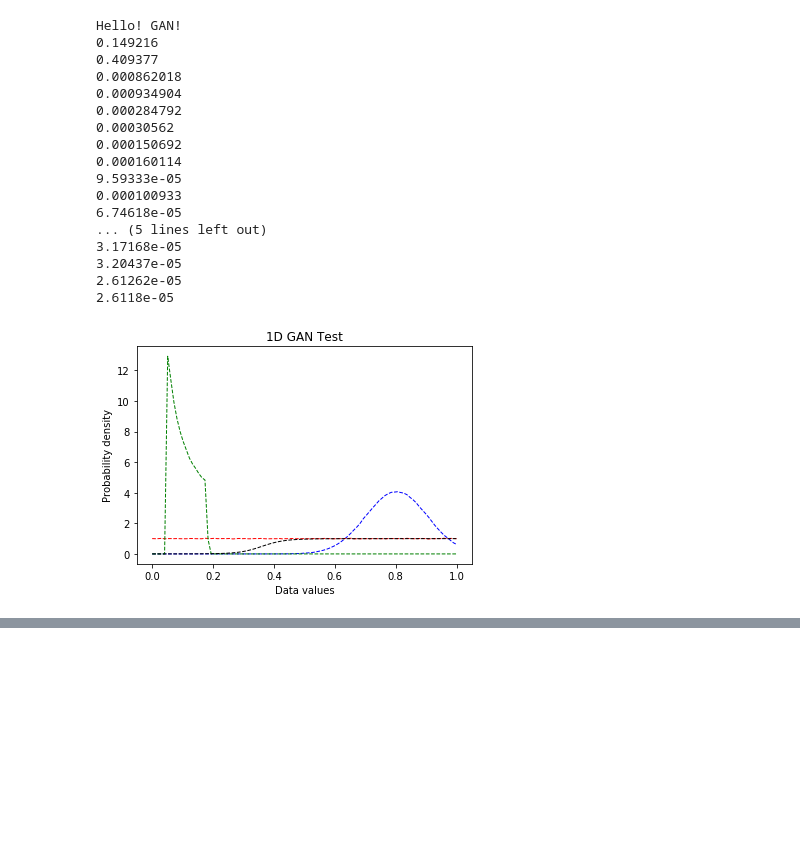
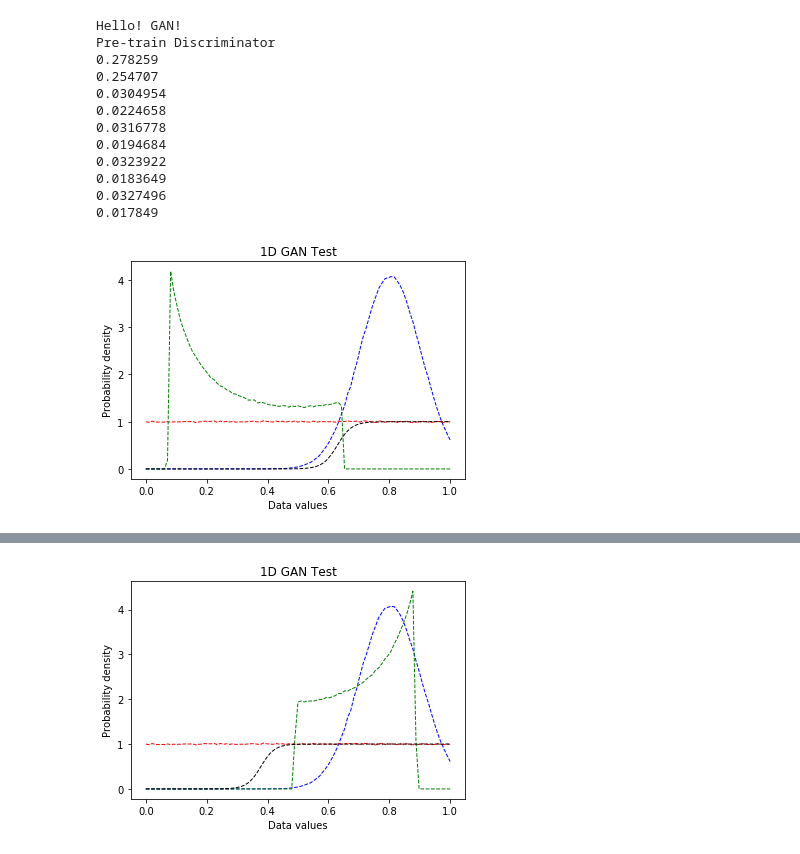
Before and after one commit to LeeJunHyun/GAN, a Jupyter notebook: 1D_GAN.ipynb, the cells around one changed output, grey strips where cells are left out. Cells and saved outputs as stored; diff of their text form; code cells hidden in the pictures; blank space fills up the shorter version.

```diff
--- a/1D_GAN.ipynb
+++ b/1D_GAN.ipynb
@@ -59,9 +92,5 @@ class Discriminator:
 # %%
 print("Hello! GAN!")
-mu = 0.8
-sigma=0.1
-num_bins = 100
-num_samples = 1000000
 
 x = np.random.normal(mu,sigma,num_samples)
 z = np.random.uniform(0,1,num_samples)
@@ -74,64 +103,62 @@ tf.global_variables_initializer().run()
 
 # for i in range(0,num_samples,1):
 #     z_i = np.reshape(z[i],G.dim_z)
 #     g[i] =G.generate(z_i)
 x_i = np.reshape(x,(num_samples,D.dim_x))
 z_i = np.reshape(z,(num_samples,G.dim_z))
 g_i = G.generate(z_i)
 g = np.reshape(g_i,(num_samples))
 
 d_x_i = np.ndarray(shape=(num_samples,D.dim_x))
 d_x_i.fill(1.0)
 
 d_g_i = np.ndarray(shape = (num_samples,D.dim_x))
 d_g_i.fill(0.0)
 
 # Not a good way to train.
 # TODO: shuffle samples
-for tr in range(0,1000,1):
+print("Pre-train Discriminator")
+for tr in range(0,500,1):
     D.train(x_i,d_x_i)
     D.train(g_i,d_g_i)
     if tr % 100 ==0:
         print(D.train(x_i,d_x_i))
         print(D.train(g_i,d_g_i))
 
-bins = np.linspace(0,1,num_bins)
-px, _ = np.histogram(x,bins=bins, density = True)
-pz, _ = np.histogram(z,bins=bins, density = True)
-pg,_ = np.histogram(g,bins=bins, density= True)
+draw(x,z,g,D)
+# GAN algorithm
 
-v = np.linspace(0,1,len(px))
+# Training Generator
+D_from_g = D.getNetwork(G.g)
 
-v_i = np.reshape(v,(len(v),D.dim_x))
-db = D.discriminate(v_i)
-db = np.reshape(db,len(v))
+loss_g = tf.reduce_mean(-tf.log(D_from_g))
 
-l = plt.plot(v,px,'b--',linewidth=1)
-l = plt.plot(v,pz,'r--',linewidth=1)
-l = plt.plot(v,pg,'g--',linewidth=1)
-l = plt.plot(v,db,'k--',linewidth=1)
+opt_g = tf.train.GradientDescentOptimizer(1e-3).minimize(loss_g)
+
+print("Train Generator")
+for tr in range(0,10000,1):
+    sess.run([loss_g, opt_g],feed_dict={G.z_input:z_i})
+    if tr%100==0:
+        error,_ = sess.run([loss_g, opt_g],feed_dict={G.z_input:z_i})
+        print(error)
 
 
-plt.title('1D GAN Test')
-plt.xlabel('Data values')
-plt.ylabel('Probability density')
-plt.show()
+# generate g_i again after training Generator
+g_i = G.generate(z_i)
+g = np.reshape(g_i,(num_samples))
+
+draw(x,z,g,D)
 # %% [output]
 Hello! GAN!
-0.149216
-0.409377
-0.000862018
-0.000934904
-0.000284792
-0.00030562
-0.000150692
-0.000160114
-9.59333e-05
-0.000100933
-6.74618e-05
-... (5 lines left out)
-3.17168e-05
-3.20437e-05
-2.61262e-05
-2.6118e-05
+Pre-train Discriminator
+0.278259
+0.254707
+0.0304954
+0.0224658
+0.0316778
+0.0194684
+0.0323922
+0.0183649
+0.0327496
+0.017849
-[figure, old version]
+[figure, new version]
@@ -137,0 +182 @@ Hello! GAN!
+[figure, added]
```
Also changed, not shown: parts of 2 cells of this notebook.
